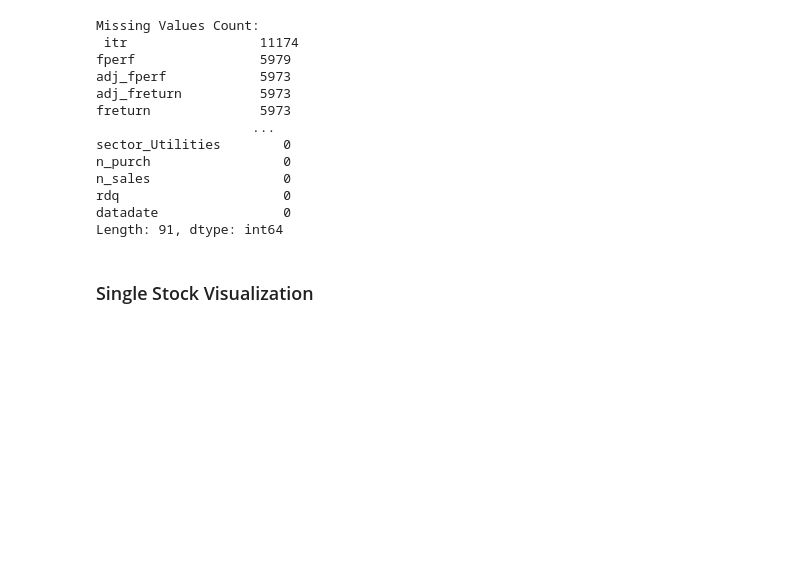
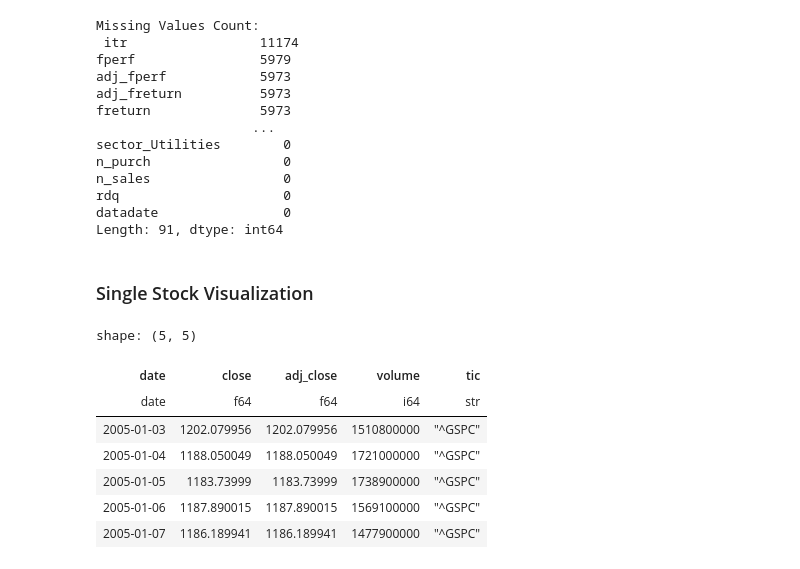
Before and after one commit to francisco3511/stocksense, a Jupyter notebook: notebooks/eda.ipynb, the cells around one changed output. Drawn from its saved outputs; the diff is of its cells as text; code cells hidden in the pictures; blank space fills up the shorter version.

```diff
--- a/notebooks/eda.ipynb
+++ b/notebooks/eda.ipynb
@@ -45,3 +45,17 @@ fig.show()
 # %%
 fig = px.bar(aapl_df, x="rdq", y="roa_qoq")
 fig.show()
+# %%
+from pipeline import Scraper
+
+vix = Scraper("^GSPC", "yfinance").get_market_data("2005-01-01")
+vix.head()
+# %% [output]
+shape: (5, 5)
+| date | close | adj_close | volume | tic |
+| date | f64 | f64 | i64 | str |
+| 2005-01-03 | 1202.079956 | 1202.079956 | 1510800000 | "^GSPC" |
+| 2005-01-04 | 1188.050049 | 1188.050049 | 1721000000 | "^GSPC" |
+| 2005-01-05 | 1183.73999 | 1183.73999 | 1738900000 | "^GSPC" |
+| 2005-01-06 | 1187.890015 | 1187.890015 | 1569100000 | "^GSPC" |
+| 2005-01-07 | 1186.189941 | 1186.189941 | 1477900000 | "^GSPC" |
```
Also changed, not shown: 9 other files.
